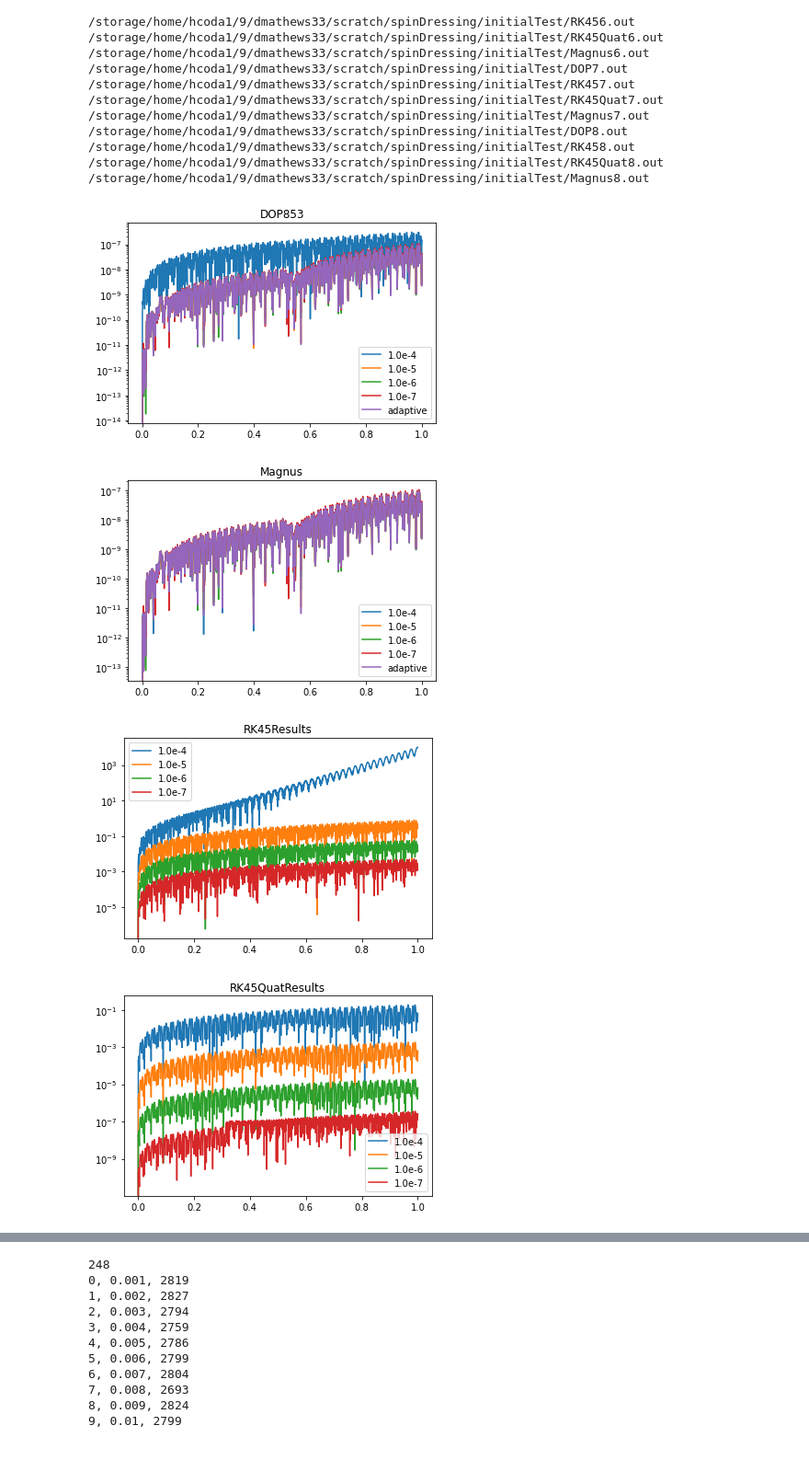
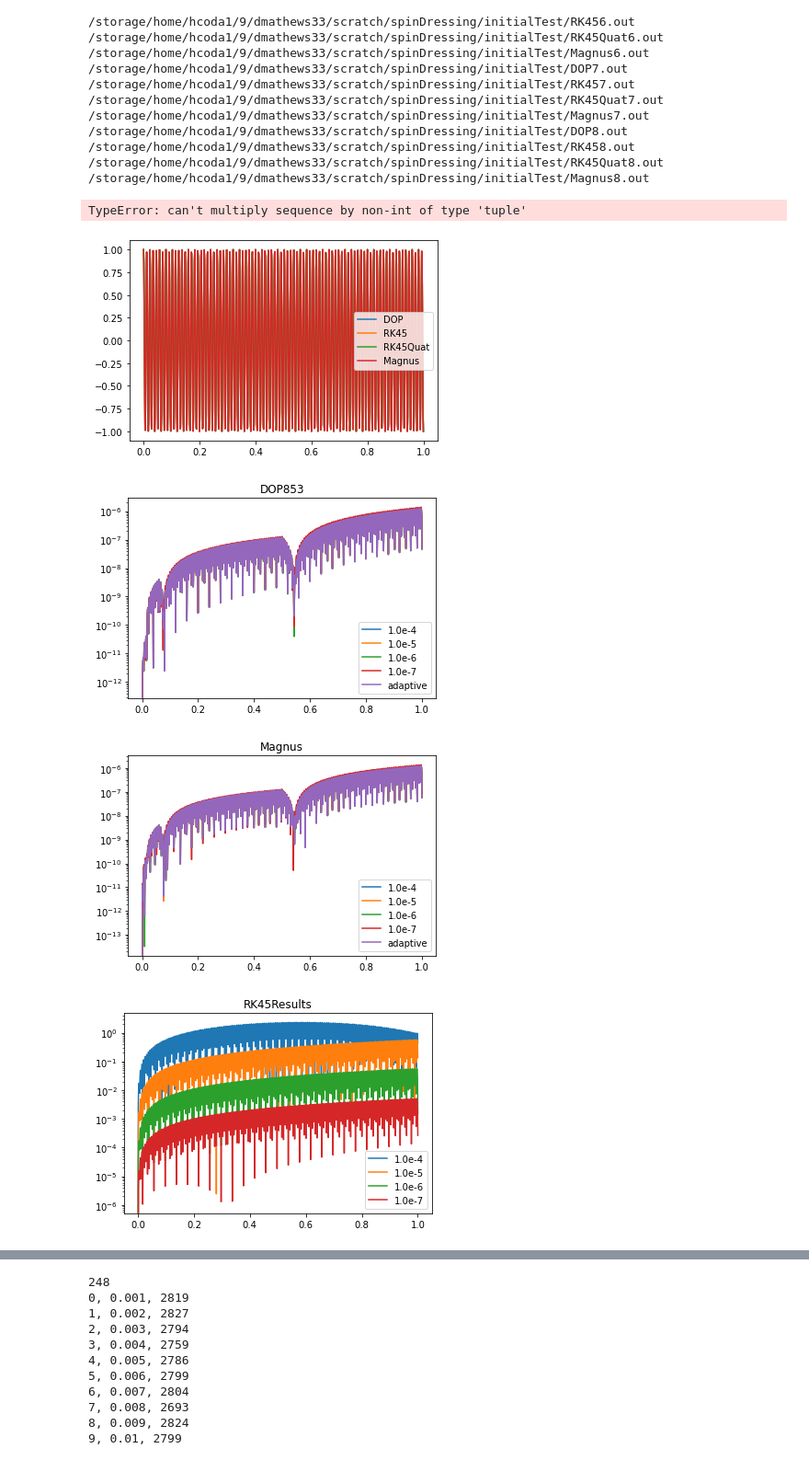
Before and after one commit to rtat-caltech/Spin-tracking, a Jupyter notebook: scripts/ValidatingSimulations.ipynb, the cells around one changed output, grey strips where cells are left out. Shown at 92% size. Drawn from its saved outputs; the diff is of its cells as text; code cells hidden in the pictures.

```diff
--- a/scripts/ValidatingSimulations.ipynb
+++ b/scripts/ValidatingSimulations.ipynb
@@ -185,15 +185,15 @@ for name, step in zip(names, stepSizes):
     parameters['T']='0.4'
     parameters['gas_coll']='false'
     parameters['diffuse']='false'
-    parameters['gravity']='true'
+    parameters['gravity']='false'
     parameters['B0'] = '3.0e-6, 0, 0'
     parameters['E'] = '75.0e5, 0, 0'
     parameters['numParticles'] = '1'
     parameters['t0']='0.0'
     parameters['tf']='1.0'
     parameters['ioutInt']='0.001'
-    parameters['a']='19.1024180e-6'
-    parameters['w']='3000.0'
+    parameters['a']= '0' #'19.1024180e-6'
+    parameters['w']='0' #'3000.0'
     parameters['h']=step
     parameters['swapStepSize'] = '1.0e0'
     parameters['keepStepSize'] = 'false'
@@ -302,6 +305,21 @@ MagnusAdaptive = readInOutputFile(outname)
+# %%
+test.dot(test)
+# %% [output]
+TypeError: can't multiply sequence by non-int of type 'tuple'
 # %%
 # Compare the adaptive and fixed step size approaches for DOP and Magnus
-coord = 'sx'
+#plot the 'best' results
+
+coord = 'sz'
+plt.plot(DOPResults[-1][1]['t'][0,:], DOPResults[-1][1][coord][0,:], label='DOP')
+plt.plot(RK45Results[-1][1]['t'][0,:], RK45Results[-1][1][coord][0,:], label='RK45')
+plt.plot(RK45QuatResults[-1][1]['t'][0,:], RK45QuatResults[-1][1][coord][0,:], label='RK45Quat')
+plt.plot(MagnusResults[-1][1]['t'][0,:], MagnusResults[-1][1][coord][0,:], label='Magnus')
+plt.legend()
+plt.show()
+
+
+
 for i in range(len(DOPResults)-1):
     plt.plot(DOPResults[-1][1]['t'][0,:], abs(DOPResults[-1][1][coord][0,:] - DOPResults[i][1][coord][0,:]), label=stepSizes[i])
 plt.plot(DOPResults[-1][1]['t'][0,:], abs(DOPResults[-1][1][coord][0,:] - DOPAdaptive[1][coord][0,:]), label='adaptive')
@@ -326,34 +344,34 @@ plt.yscale('log')
 plt.show()
 
 for i in range(len(MagnusResults)-1):
     plt.plot(RK45QuatResults[-1][1]['t'][0,:], abs(RK45QuatResults[-1][1][coord][0,:] - RK45QuatResults[i][1][coord][0,:]), label=stepSizes[i])
 plt.title('RK45QuatResults')
 plt.legend()
 plt.yscale('log')
 plt.show()
 
 for i in range(len(MagnusResults)):
     plt.plot(DOPResults[-1][1]['t'][0,:], abs(DOPResults[-1][1][coord][0,:] - MagnusResults[i][1][coord][0,:]), label=stepSizes[i])
 plt.title('DOP vs Magnus')
 plt.legend()
 plt.yscale('log')
 plt.show()
 
 for i in range(len(MagnusResults)):
     plt.plot(DOPResults[-1][1]['t'][0,:], abs(DOPResults[-1][1][coord][0,:] - RK45Results[i][1][coord][0,:]), label=stepSizes[i])
 plt.title('DOP vs RK45')
 plt.legend()
 plt.yscale('log')
 plt.show()
 
 for i in range(len(MagnusResults)):
     plt.plot(DOPResults[-1][1]['t'][0,:], abs(DOPResults[-1][1][coord][0,:] - RK45QuatResults[i][1][coord][0,:]), label=stepSizes[i])
 plt.title('DOP vs RK45Quaternion')
 plt.legend()
 plt.yscale('log')
 plt.show()
 # %% [output]
-[figure, old version]
+[figure, new version]
-[figure, old version]
+[figure, new version]
-[figure, old version]
+[figure, new version]
-[figure, old version]
+[figure, new version]
```
Also changed, not shown: parts of 5 cells of this notebook, 2 other files.
